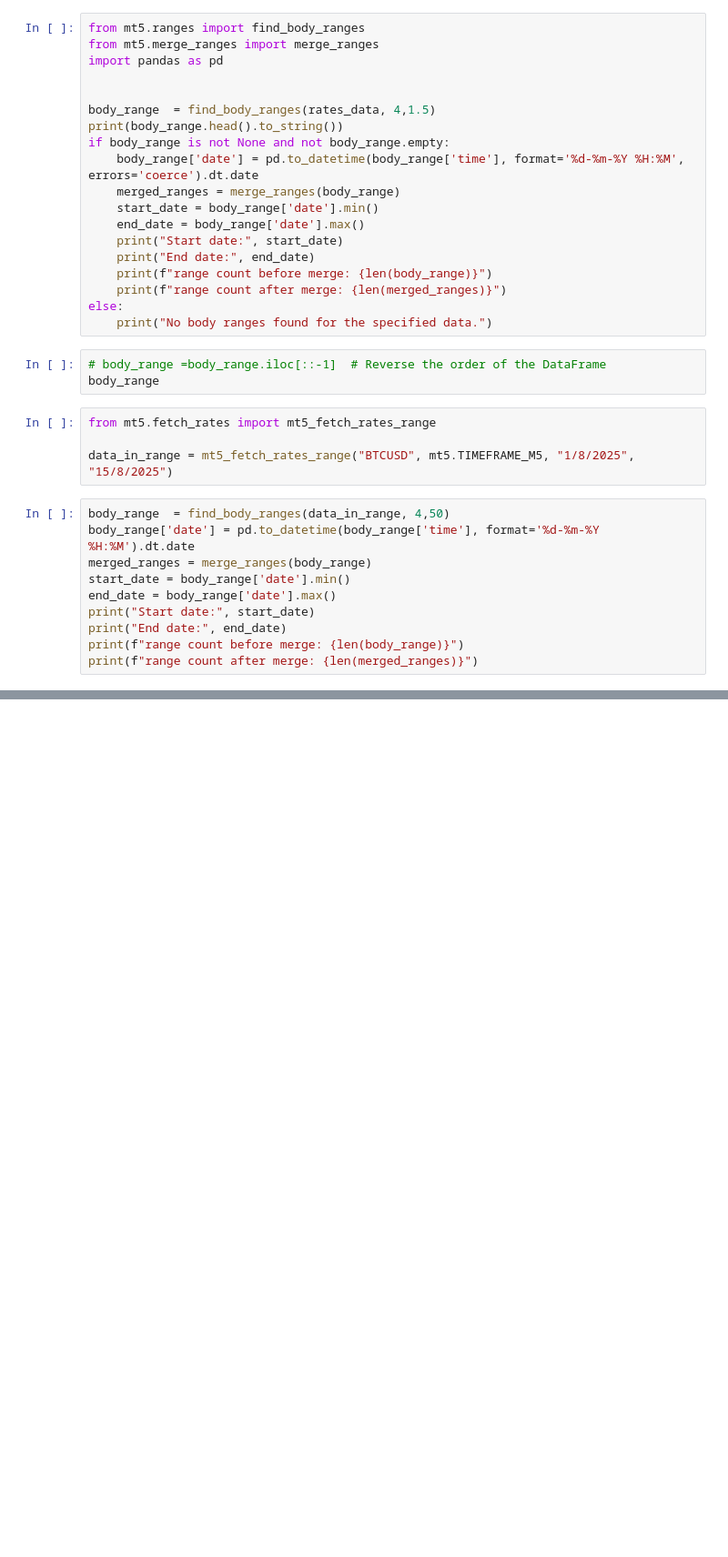
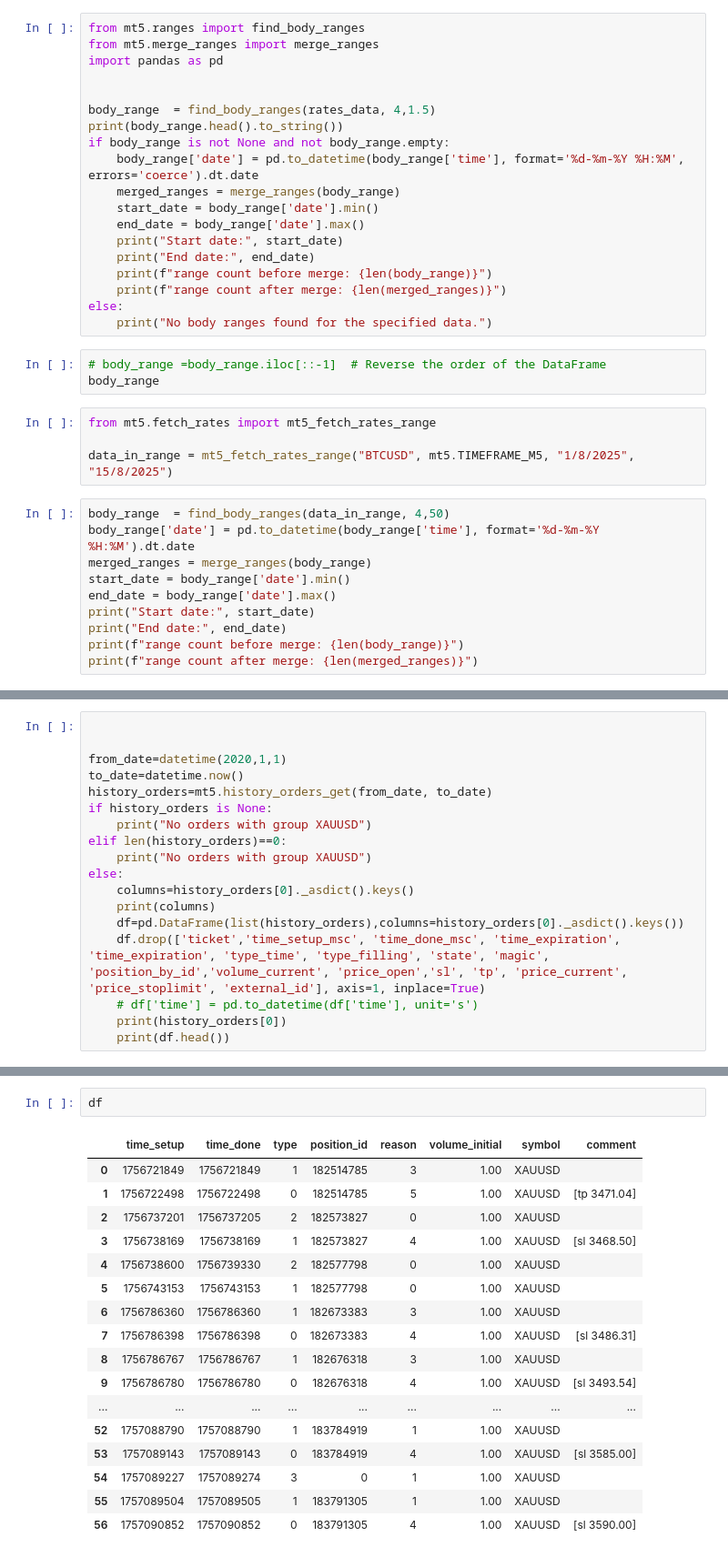
Before and after one commit to sskumar87/mt5-trading-api, a Jupyter notebook: old_app/Range_Box_MT5_Notebook.ipynb, the cells around one changed output, grey strips where cells are left out. Shown at 91% size. Saved outputs shown, nothing was run; the diff lists cells and outputs as text; blank space fills up the shorter version.

```diff
--- a/old_app/Range_Box_MT5_Notebook.ipynb
+++ b/old_app/Range_Box_MT5_Notebook.ipynb
@@ -429,0 +388,18 @@ INFO:     10.211.55.3:58020 - "GET /fetch_tick_data?symbol=BTCUSD HTTP/1.1" 200
+# %%
+
+
+from_date=datetime(2020,1,1)
+to_date=datetime.now()
+history_orders=mt5.history_orders_get(from_date, to_date)
+if history_orders is None:
+    print("No orders with group XAUUSD")
+elif len(history_orders)==0:
+    print("No orders with group XAUUSD")
+else:
+    columns=history_orders[0]._asdict().keys()
+    print(columns)
+    df=pd.DataFrame(list(history_orders),columns=history_orders[0]._asdict().keys())
+    df.drop(['ticket','time_setup_msc', 'time_done_msc', 'time_expiration', 'time_expiration', 'type_time', 'type_filling', 'state', 'magic', 'position_by_id','volume_current', 'price_open','sl', 'tp', 'price_current', 'price_stoplimit', 'external_id'], axis=1, inplace=True)
+    # df['time'] = pd.to_datetime(df['time'], unit='s')
+    print(history_orders[0])
+    print(df.head())
@@ -429,0 +422,20 @@ INFO:     10.211.55.3:58020 - "GET /fetch_tick_data?symbol=BTCUSD HTTP/1.1" 200
+# %%
+df
+# %% [output]
+|  | time_setup | time_done | type | position_id | reason | volume_initial | symbol | comment |
+| 0 | 1756721849 | 1756721849 | 1 | 182514785 | 3 | 1.00 | XAUUSD |  |
+| 1 | 1756722498 | 1756722498 | 0 | 182514785 | 5 | 1.00 | XAUUSD | [tp 3471.04] |
+| 2 | 1756737201 | 1756737205 | 2 | 182573827 | 0 | 1.00 | XAUUSD |  |
+| 3 | 1756738169 | 1756738169 | 1 | 182573827 | 4 | 1.00 | XAUUSD | [sl 3468.50] |
+| 4 | 1756738600 | 1756739330 | 2 | 182577798 | 0 | 1.00 | XAUUSD |  |
+| 5 | 1756743153 | 1756743153 | 1 | 182577798 | 0 | 1.00 | XAUUSD |  |
+| 6 | 1756786360 | 1756786360 | 1 | 182673383 | 3 | 1.00 | XAUUSD |  |
+| 7 | 1756786398 | 1756786398 | 0 | 182673383 | 4 | 1.00 | XAUUSD | [sl 3486.31] |
+| 8 | 1756786767 | 1756786767 | 1 | 182676318 | 3 | 1.00 | XAUUSD |  |
+| 9 | 1756786780 | 1756786780 | 0 | 182676318 | 4 | 1.00 | XAUUSD | [sl 3493.54] |
+| ... | ... | ... | ... | ... | ... | ... | ... | ... |
+| 52 | 1757088790 | 1757088790 | 1 | 183784919 | 1 | 1.00 | XAUUSD |  |
+| 53 | 1757089143 | 1757089143 | 0 | 183784919 | 4 | 1.00 | XAUUSD | [sl 3585.00] |
+| 54 | 1757089227 | 1757089274 | 3 | 0 | 1 | 1.00 | XAUUSD |  |
+| 55 | 1757089504 | 1757089505 | 1 | 183791305 | 1 | 1.00 | XAUUSD |  |
+| 56 | 1757090852 | 1757090852 | 0 | 183791305 | 4 | 1.00 | XAUUSD | [sl 3590.00] |
```
Also changed, not shown: parts of 5 cells of this notebook, 5 other files.
